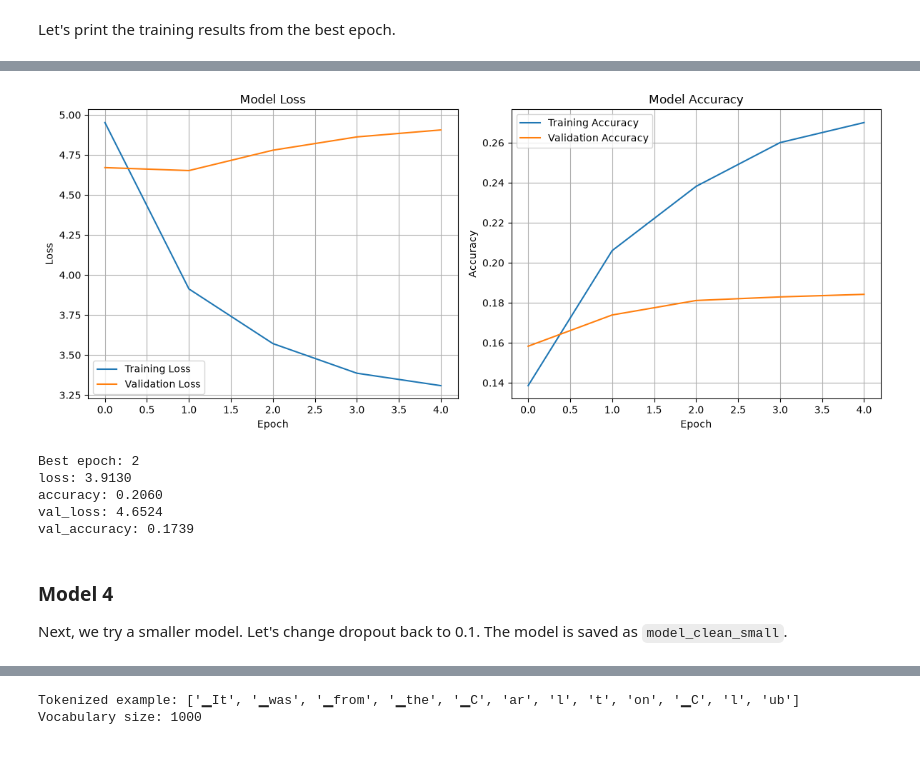
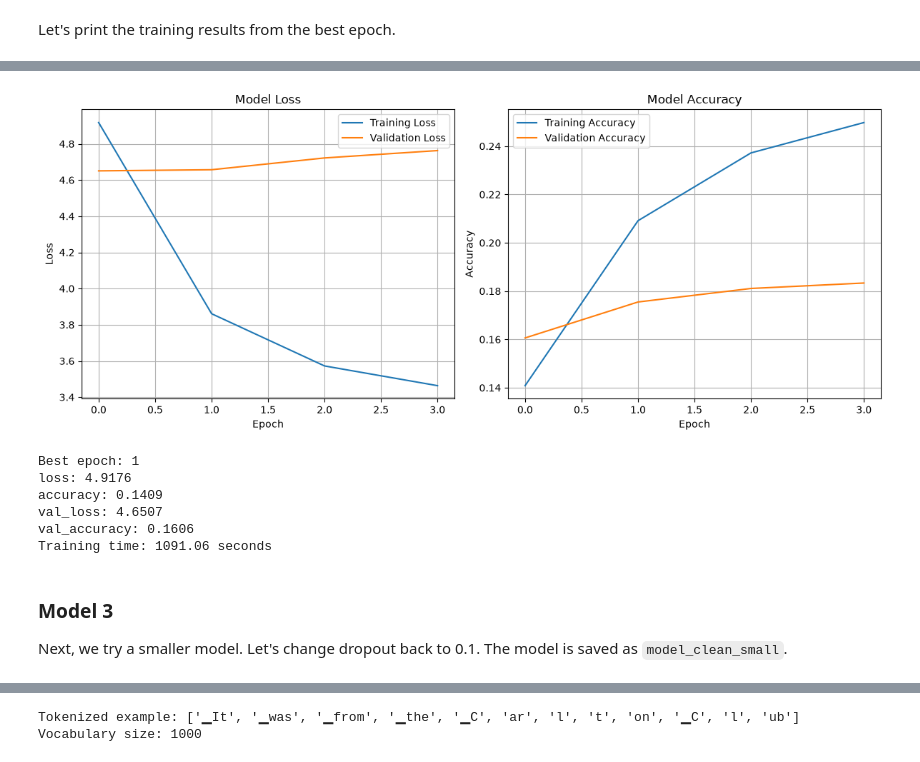
Before and after one commit to mehiis/neural-network-metropolia, a Jupyter notebook: assignment_03/01_text_generator_custom/01-transformer-text-generator.ipynb, the cells around one changed output, grey strips where cells are left out. Saved outputs shown, nothing was run; the diff lists cells and outputs as text; code cells hidden in the pictures.

Commit message:
Removed uncleaned text, changed comment text, changed variable names, added fifth model using big parameters, added time calculation for each model, cleaned template

```diff
--- a/assignment_03/01_text_generator_custom/01-transformer-text-generator.ipynb
+++ b/assignment_03/01_text_generator_custom/01-transformer-text-generator.ipynb
@@ -455,16 +163,0 @@ Our visitor was greatly disturbed in away in my dear Watson," he walking the spl
-# %%
-# load model (if you're starting a new session)
-# uncomment these lines to load a previously saved model
-"""
-# Load saved model
-model = keras.models.load_model('gutenberg_model.keras')
-
-# Load SentencePiece tokenizer
-sp = spm.SentencePieceProcessor()
-sp.load('gutenberg_sp.model')
-
-# Test generation
-prompt = "Our visitor was greatly disturbed"
-generated = generate_text(model, sp, prompt, num_tokens=150, temperature=1.0)
-print(generated)
-"""
@@ -689,7 +474,9 @@ Model: "functional_8"
 batch_size = 32
 epochs = 30
 
-history_03 = model_clean_dropout03.fit(
+start_time = time.perf_counter()
+
+history_02 = model_clean_dropout03.fit(
     train_inputs_clean, train_targets_clean,
     validation_data=(val_inputs_clean, val_targets_clean),
     batch_size=batch_size,
@@ -701,18 +488,22 @@ history_03 = model_clean_dropout03.fit(
     ]
 )
 
+training_time = time.perf_counter() - start_time
+
 # plot training results
-plot_training_metrics(history_03)
+plot_training_metrics(history_02)
 
 # save the model
 model_clean_dropout03.save('gutenberg_model_clean_dropout03.keras')
 
 # get the best epoch
-best_epoch = int(np.argmin(history_03.history['val_loss']))
+best_epoch = int(np.argmin(history_02.history['val_loss']))
 print(f"Best epoch: {best_epoch + 1}")
 
 # print results
 for key in ['loss', 'accuracy', 'val_loss', 'val_accuracy']:
-    print(f"{key}: {history_03.history[key][best_epoch]:.4f}")
+    print(f"{key}: {history_02.history[key][best_epoch]:.4f}")
+
+print(f"Training time: {training_time:.2f} seconds")
 # %% [output]
 Epoch 1/30
@@ -730,11 +519,12 @@ Restoring model weights from the end of the best epoch: 2.
-[figure, old version]
+[figure, new version]
-Best epoch: 2
-loss: 3.9130
-accuracy: 0.2060
-val_loss: 4.6524
-val_accuracy: 0.1739
+Best epoch: 1
+loss: 4.9176
+accuracy: 0.1409
+val_loss: 4.6507
+val_accuracy: 0.1606
+Training time: 1091.06 seconds
 # %% [markdown]
-### Model 4
+### Model 3
 Next, we try a smaller model. Let's change dropout back to 0.1. The model is saved as `model_clean_small`.
 # %%
 # define model parameters
```
Also changed, not shown: parts of 51 cells of this notebook, 3 other files.
